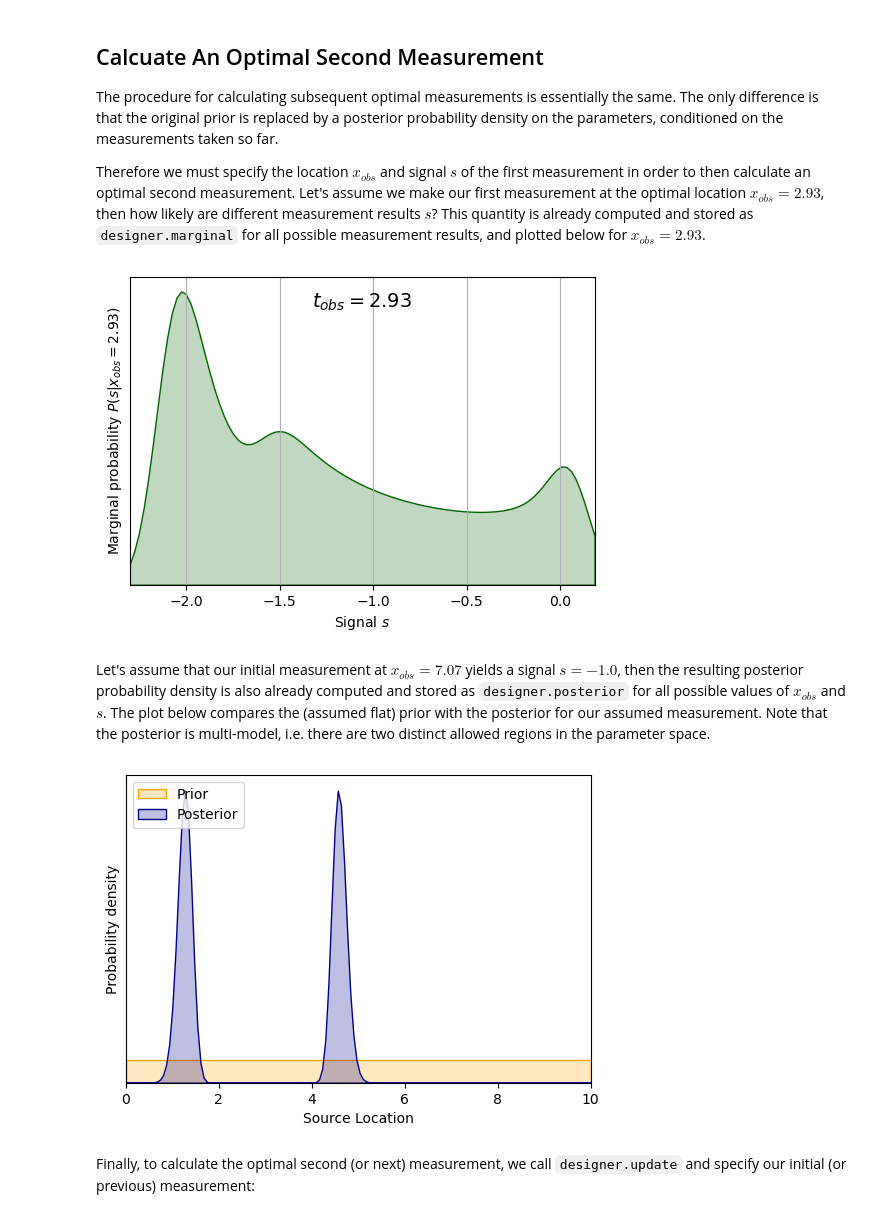
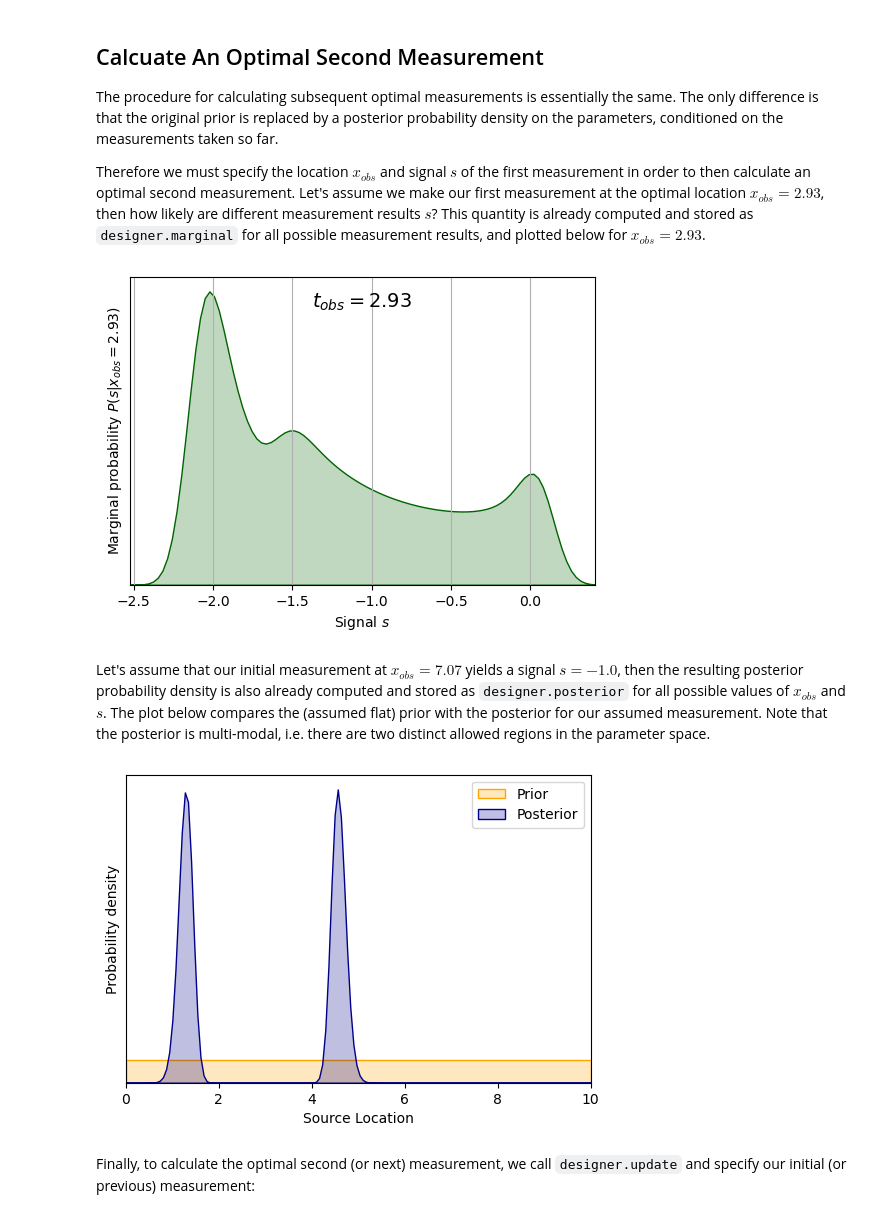
Before and after one commit to dkirkby/bayesdesign, a Jupyter notebook: examples/LocationFinding.ipynb, the cells around one changed output. Cells and saved outputs as stored; diff of their text form; code cells hidden in the pictures.

```diff
--- a/examples/LocationFinding.ipynb
+++ b/examples/LocationFinding.ipynb
@@ -22 +18,3 @@ designs = Grid(x_obs=np.linspace(0, L, ngrid))
+# %%
+designs = Grid(x_obs=np.linspace(0, 10, 100))
 # %% [markdown]
@@ -24,6 +22,5 @@ Define the data features. The data consists of a signal measurement $s$ at $x_\t
 # %%
-ngrid = 100 # number of grid points of the designs
-features = Grid(s=np.linspace(np.log(0.1), np.log(1.2), ngrid))
+features = Grid(s=np.linspace(np.log(0.08), np.log(1.5), 100))
 # %% [markdown]
 Define the parameters, the location of a single source (K=1) in 1D:
 - Source location $l_1$
@@ -35,3 +30,5 @@ params = Grid(l_1=np.linspace(0, L, ngrid))
+# %%
+params = Grid(l_1=np.linspace(0, 10, 150), b=0.1, m=1.0)
 # %% [markdown]
 Tabulate the likelihood $P(s \mid l_1, x_\text{obs})$ for all possible designs $x_\text{obs}$. We assume a Gaussian distribution of measurements with mean $s(x, l)$ and fixed standard deviation $\sigma_s$.
 
@@ -41,12 +38,10 @@ s(x,l) = b + \sum_{k=1}^K \frac{1}{m + \|x-l\|^2}
 \end{equation}$
 # %%
 sigma_s = 0.1
-base_signal = 0.1
-max_signal = 1.0
 with GridStack(features, designs, params):
     sq_two_norm = np.square(designs.x_obs - params.l_1)
-    sq_two_norm_inverse = 1/(max_signal + sq_two_norm)
-    s_mean = np.log(base_signal + sq_two_norm_inverse)
+    sq_two_norm_inverse = 1/(params.m + sq_two_norm)
+    s_mean = np.log(params.b + sq_two_norm_inverse)
     s_diff = features.s - s_mean
     likelihood = np.exp(-0.5 * (s_diff / sigma_s) ** 2)
     features.normalize(likelihood)
@@ -111,21 +106,21 @@ ax.set(xlabel='Signal $s$', xlim=features.extent('s'),
 ax.text(0.5, 0.9, f'$t_{{obs}}={best["x_obs"]:.2f}$', fontsize=14, transform=ax.transAxes, ha='center')
 ax.grid();
 # %% [output]
-[figure, old version]
+[figure, new version]
 # %% [markdown]
-Let's assume that our initial measurement at $x_{obs} = 7.07$ yields a signal $s = -1.0$, then the resulting posterior probability density is also already computed and stored as `designer.posterior` for all possible values of $x_{obs}$ and $s$. The plot below compares the (assumed flat) prior with the posterior for our assumed measurement. Note that the posterior is multi-model, i.e. there are two distinct allowed regions in the parameter space.
+Let's assume that our initial measurement at $x_{obs} = 7.07$ yields a signal $s = -1.0$, then the resulting posterior probability density is also already computed and stored as `designer.posterior` for all possible values of $x_{obs}$ and $s$. The plot below compares the (assumed flat) prior with the posterior for our assumed measurement. Note that the posterior is multi-modal, i.e. there are two distinct allowed regions in the parameter space.
 # %%
 posterior = designer.get_posterior(x_obs=best['x_obs'], s=-1.0).ravel()
 l_1 = params.l_1.ravel()
 # %%
 fig, ax = plt.subplots(figsize=(6, 4))
 ax.fill_between(l_1, prior.ravel(), ec='#FFA500', fc='#FFA50040', label='Prior')
 ax.fill_between(l_1, posterior, ec='#00008B', fc='#00008B40', label='Posterior')
 ax.set(xlabel='Source Location', xlim=params.extent('l_1'),
        ylabel='Probability density', ylim=(0, None), yticks=[])
-ax.legend(loc='upper left');
+ax.legend(loc='upper right');
 # %% [output]
-[figure, old version]
+[figure, new version]
 # %% [markdown]
 Finally, to calculate the optimal second (or next) measurement, we call `designer.update` and specify our initial (or previous) measurement:
 # %%
```
Also changed, not shown: parts of 30 cells of this notebook.
